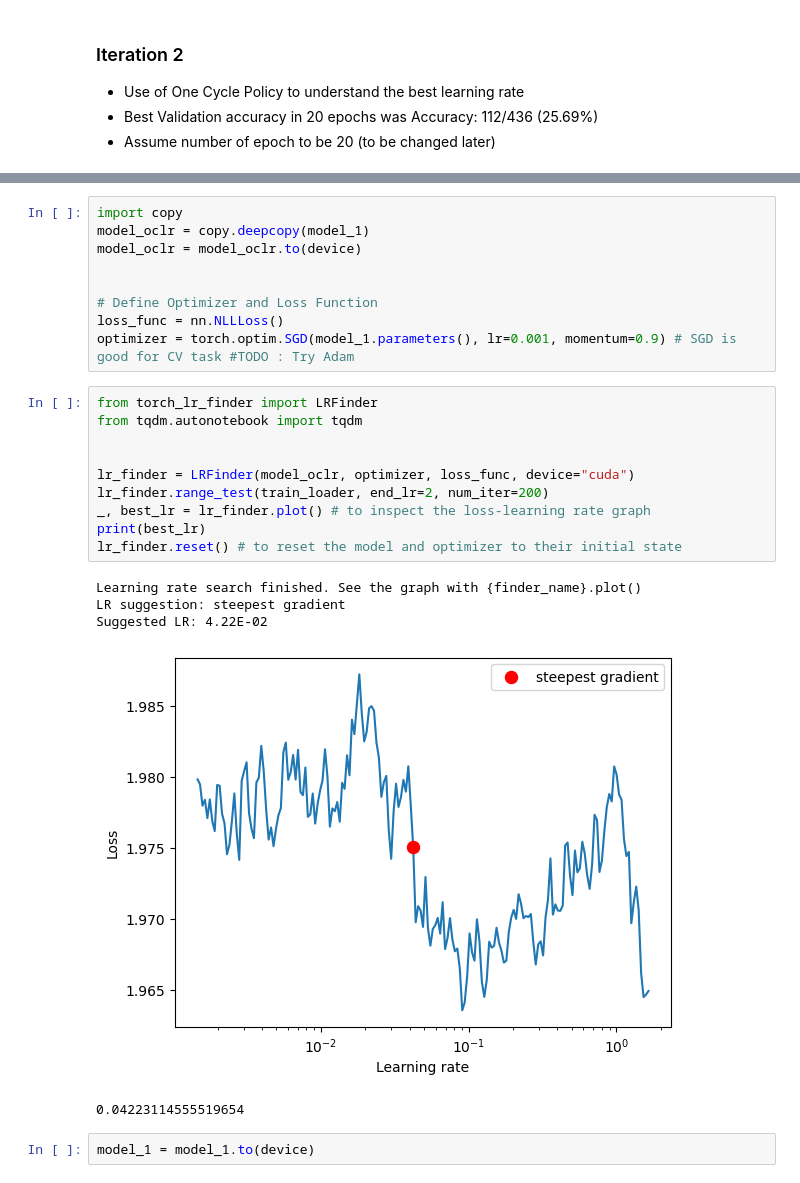
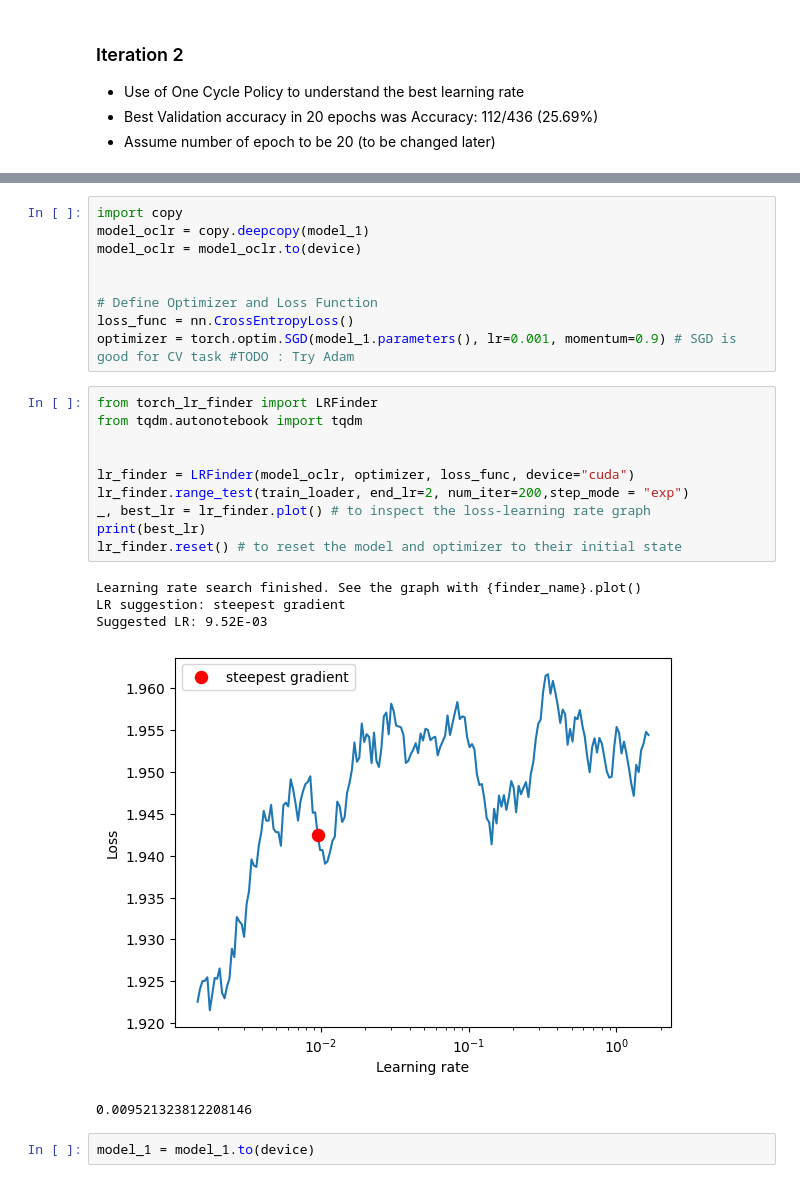
Before and after one commit to peeyushsinghal/DA-CV, a Jupyter notebook: SFEW_v3.ipynb, the cells around one changed output, grey strips where cells are left out. Drawn from its saved outputs; the diff is of its cells as text.

```diff
--- a/SFEW_v3.ipynb
+++ b/SFEW_v3.ipynb
@@ -427,24 +428,24 @@ model_oclr = model_oclr.to(device)
 
 
 # Define Optimizer and Loss Function
-loss_func = nn.NLLLoss()
+loss_func = nn.CrossEntropyLoss()
 optimizer = torch.optim.SGD(model_1.parameters(), lr=0.001, momentum=0.9) # SGD is good for CV task #TODO : Try Adam
 # %%
 from torch_lr_finder import LRFinder
 from tqdm.autonotebook import tqdm
 
 
 lr_finder = LRFinder(model_oclr, optimizer, loss_func, device="cuda")
-lr_finder.range_test(train_loader, end_lr=2, num_iter=200)
+lr_finder.range_test(train_loader, end_lr=2, num_iter=200,step_mode = "exp")
 _, best_lr = lr_finder.plot() # to inspect the loss-learning rate graph
 print(best_lr)
 lr_finder.reset() # to reset the model and optimizer to their initial state
 # %% [output]
 Learning rate search finished. See the graph with {finder_name}.plot()
 LR suggestion: steepest gradient
-Suggested LR: 4.22E-02
+Suggested LR: 9.52E-03
-[figure, old version]
+[figure, new version]
-0.04223114555519654
+0.009521323812208146
 # %%
 model_1 = model_1.to(device)
 # %%
```
Also changed, not shown: parts of 14 cells of this notebook.
